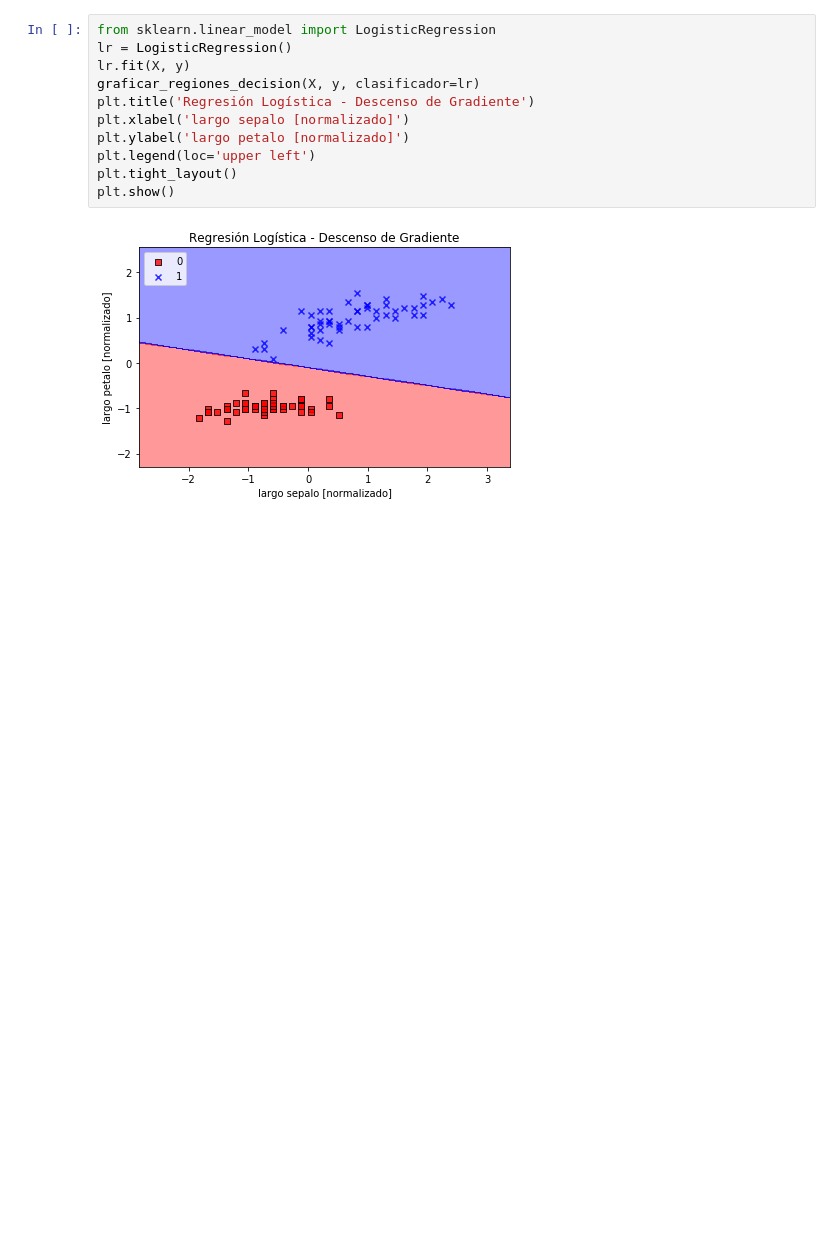
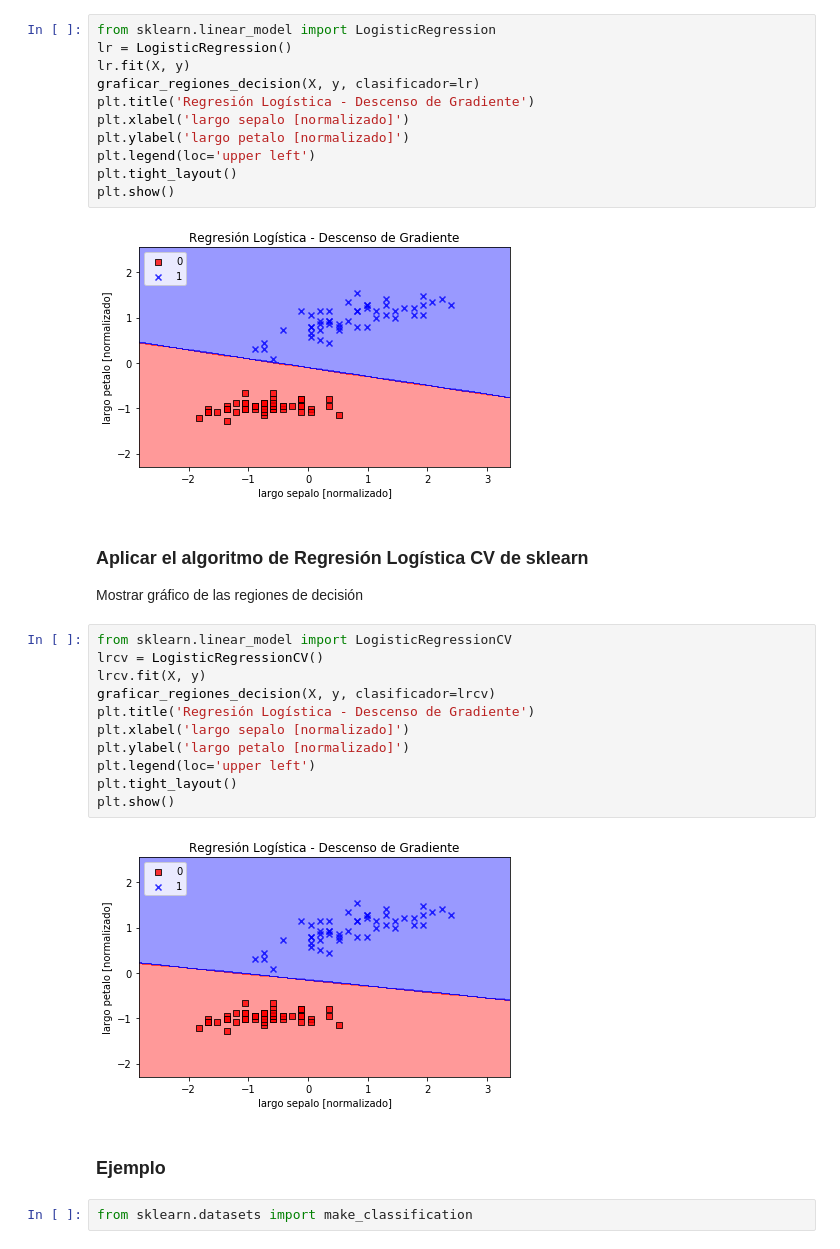
Before and after one commit to wladrod/AprendizajeAutomatico2018, a Jupyter notebook: Notebooks/14-Clasificacion_3.ipynb, the cells around one changed output. Cells and saved outputs as stored; diff of their text form; blank space fills up the shorter version.

Commit message:
agregar ejemplo

```diff
--- a/Notebooks/14-Clasificacion_3.ipynb
+++ b/Notebooks/14-Clasificacion_3.ipynb
@@ -251,3 +258,24 @@ plt.tight_layout()
 plt.show()
 # %% [output]
 [figure]
+# %% [markdown]
+### Aplicar el algoritmo de Regresión Logística CV de sklearn
+
+Mostrar gráfico de las regiones de decisión
+# %%
+from sklearn.linear_model import LogisticRegressionCV
+lrcv = LogisticRegressionCV()
+lrcv.fit(X, y)
+graficar_regiones_decision(X, y, clasificador=lrcv)
+plt.title('Regresión Logística - Descenso de Gradiente')
+plt.xlabel('largo sepalo [normalizado]')
+plt.ylabel('largo petalo [normalizado]')
+plt.legend(loc='upper left')
+plt.tight_layout()
+plt.show()
+# %% [output]
+[figure, added]
+# %% [markdown]
+### Ejemplo
+# %%
+from sklearn.datasets import make_classification
```
Also changed, not shown: parts of 8 cells of this notebook.
